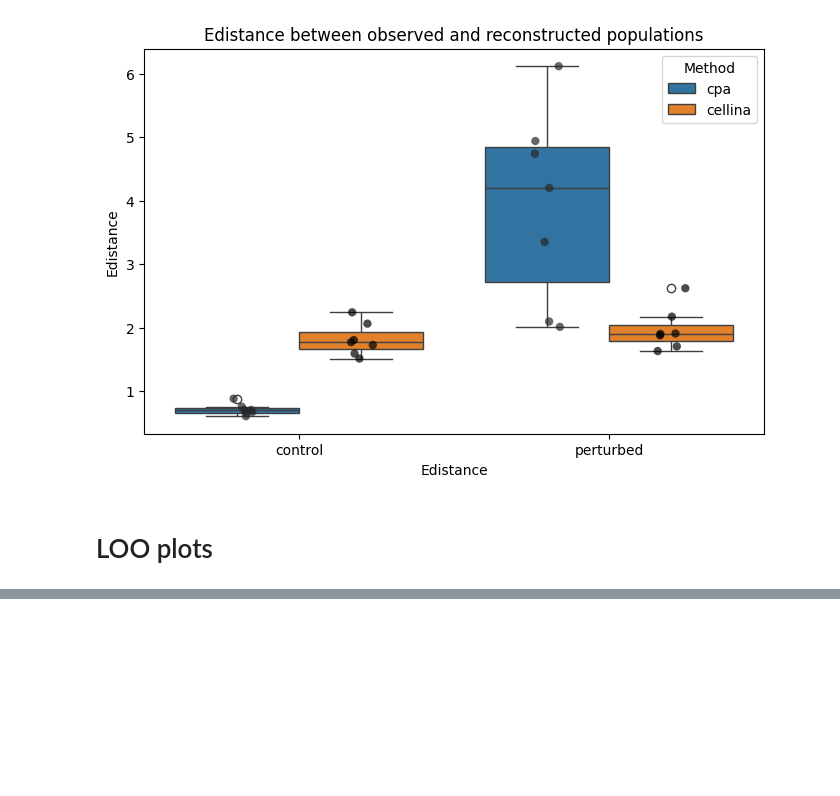
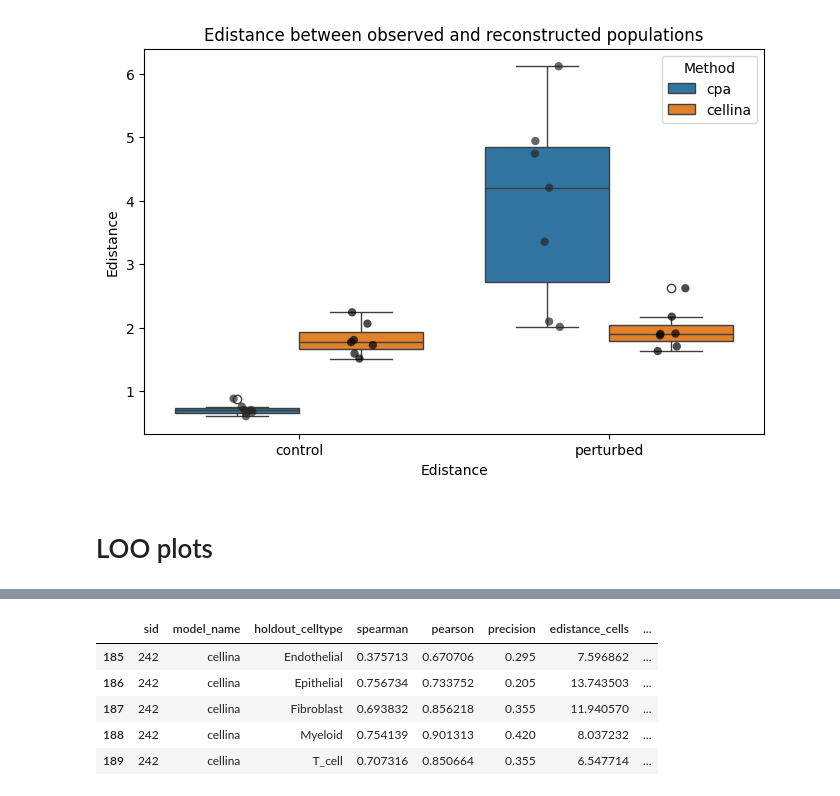
Before and after one commit to PMBio/cellina-reproducibility, a Jupyter notebook: notebooks/ood_plots.ipynb, the cells around one changed output, grey strips where cells are left out. Saved outputs shown, nothing was run; the diff lists cells and outputs as text; code cells hidden in the pictures; blank space fills up the shorter version.

```diff
--- a/notebooks/ood_plots.ipynb
+++ b/notebooks/ood_plots.ipynb
@@ -548,0 +540,10 @@ df.to_csv("../results/loo_summary.csv", index=False)
+# %%
+# New
+df[(df['sid']=='242') & (df['model_name']=='cellina')]
+# %% [output]
+|  | sid | model_name | holdout_celltype | spearman | pearson | precision | edistance_cells | ... |
+| 185 | 242 | cellina | Endothelial | 0.375713 | 0.670706 | 0.295 | 7.596862 | ... |
+| 186 | 242 | cellina | Epithelial | 0.756734 | 0.733752 | 0.205 | 13.743503 | ... |
+| 187 | 242 | cellina | Fibroblast | 0.693832 | 0.856218 | 0.355 | 11.940570 | ... |
+| 188 | 242 | cellina | Myeloid | 0.754139 | 0.901313 | 0.420 | 8.037232 | ... |
+| 189 | 242 | cellina | T_cell | 0.707316 | 0.850664 | 0.355 | 6.547714 | ... |
```
Also changed, not shown: parts of 15 cells of this notebook, 9 other files.
